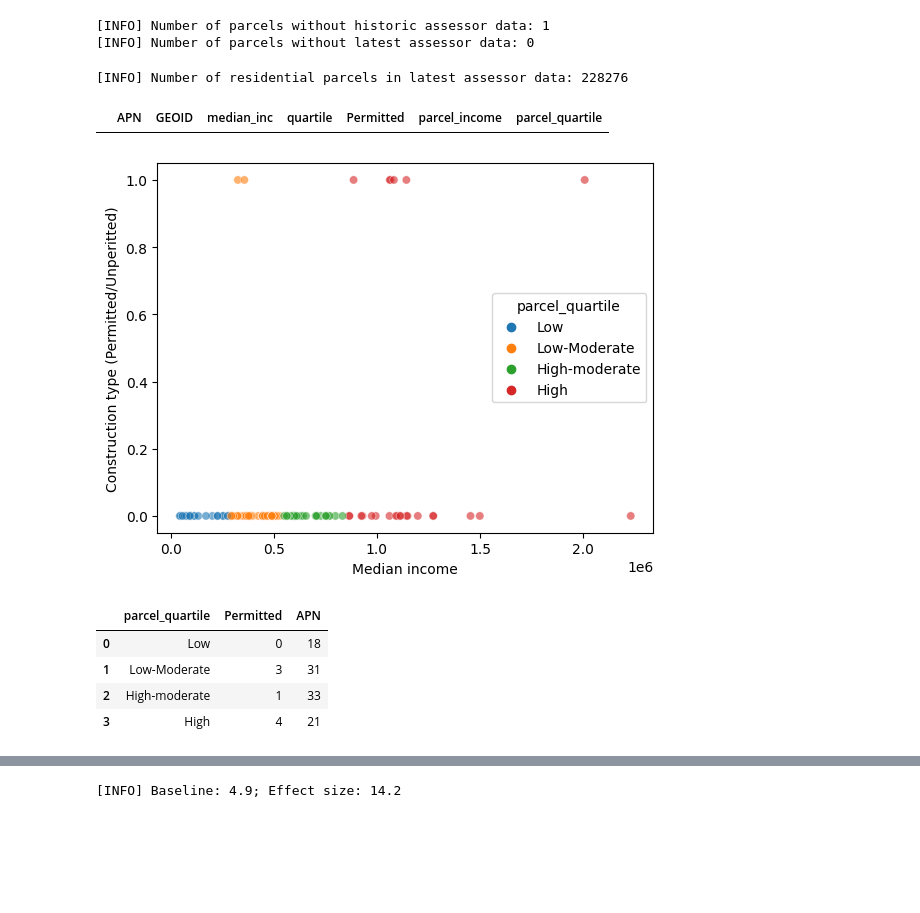
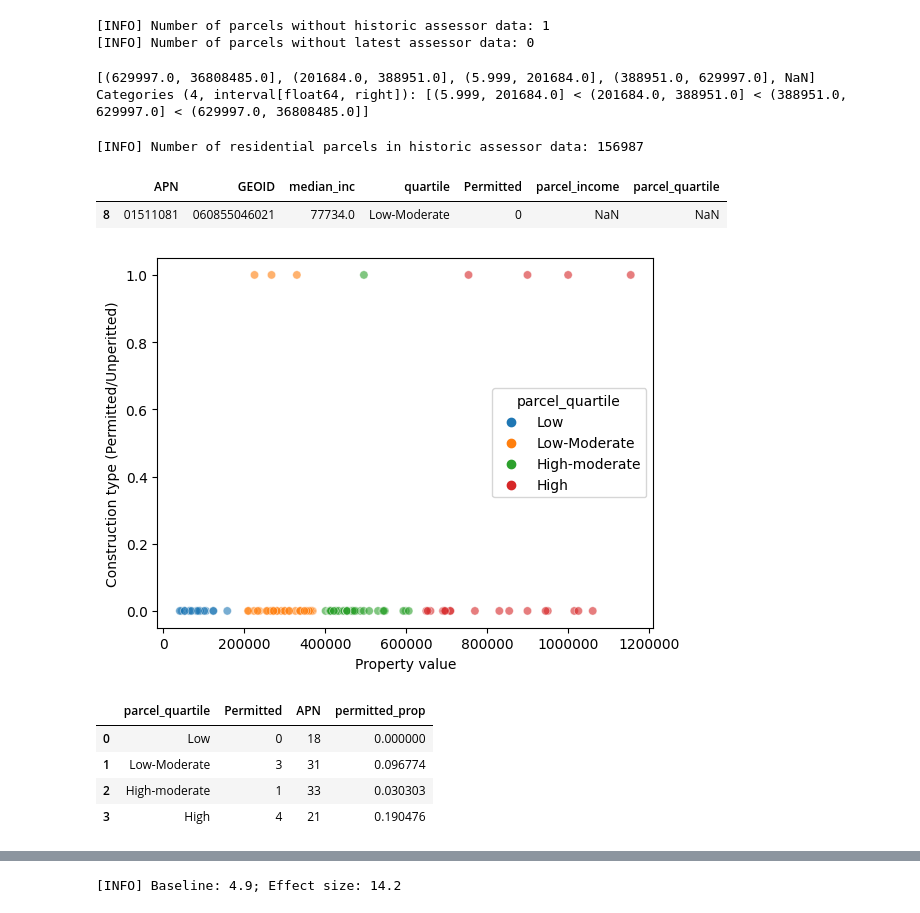
Before and after one commit to reglab/rgb-footprint-extract, a Jupyter notebook: naip_process/Pop-Estimates-Batch1Analysis.ipynb, the cells around one changed output, grey strips where cells are left out. Drawn from its saved outputs; the diff is of its cells as text; code cells hidden in the pictures; blank space fills up the shorter version.

```diff
--- a/naip_process/Pop-Estimates-Batch1Analysis.ipynb
+++ b/naip_process/Pop-Estimates-Batch1Analysis.ipynb
@@ -236,8 +317,13 @@ for time_period in assessor_data_dict.keys():
 # %% [output]
 [INFO] Number of parcels without historic assessor data: 1
 [INFO] Number of parcels without latest assessor data: 0
+# %%
+pd.qcut(assessor_data_dict['historic']['parcel_income'], q=4).unique()
+# %% [output]
+[(629997.0, 36808485.0], (201684.0, 388951.0], (5.999, 201684.0], (388951.0, 629997.0], NaN]
+Categories (4, interval[float64, right]): [(5.999, 201684.0] < (201684.0, 388951.0] < (388951.0, 629997.0] < (629997.0, 36808485.0]]
 # %%
-time_period = ['historic', 'latest'][1]
+time_period = ['historic', 'latest'][0]
 
 try:
     assessor_data = assessor_data_dict[time_period].copy()
@@ -247,24 +333,28 @@ try:
 except KeyError:
     raise Exception('[ERROR] Check assessor data type')
 # %% [output]
-[INFO] Number of residential parcels in latest assessor data: 228276
+[INFO] Number of residential parcels in historic assessor data: 156987
 # %%
 new_sbuild_parcel_inc.loc[new_sbuild_parcel_inc['parcel_income'].isna()]
 # %% [output]
 |  | APN | GEOID | median_inc | quartile | Permitted | parcel_income | parcel_quartile |
+| 8 | 01511081 | 060855046021 | 77734.0 | Low-Moderate | 0 | NaN | NaN |
 # %%
 ax = sns.scatterplot(new_sbuild_parcel_inc, x='parcel_income', y='Permitted', hue='parcel_quartile', alpha=0.6)
-ax.set(xlabel='Median income', ylabel='Construction type (Permitted/Unperitted)')
+ax.set(xlabel='Property value', ylabel='Construction type (Permitted/Unperitted)')
+plt.ticklabel_format(style='plain', axis='x')
 plt.show()
 # %% [output]
-[figure, old version]
+[figure, new version]
 # %%
 outcome = new_sbuild_parcel_inc.groupby('parcel_quartile').agg(
     {'Permitted': 'sum', 'APN': 'count'}).reset_index()
-outcome
+outcome['permitted_prop'] = outcome['Permitted'] / outcome['APN']
-# %% [output]
-|  | parcel_quartile | Permitted | APN |
-| 0 | Low | 0 | 18 |
-| 1 | Low-Moderate | 3 | 31 |
-| 2 | High-moderate | 1 | 33 |
-| 3 | High | 4 | 21 |
+# %%
+outcome
+# %% [output]
+|  | parcel_quartile | Permitted | APN | permitted_prop |
+| 0 | Low | 0 | 18 | 0.000000 |
+| 1 | Low-Moderate | 3 | 31 | 0.096774 |
+| 2 | High-moderate | 1 | 33 | 0.030303 |
+| 3 | High | 4 | 21 | 0.190476 |
```
Also changed, not shown: parts of 60 cells of this notebook, 5 other files.
